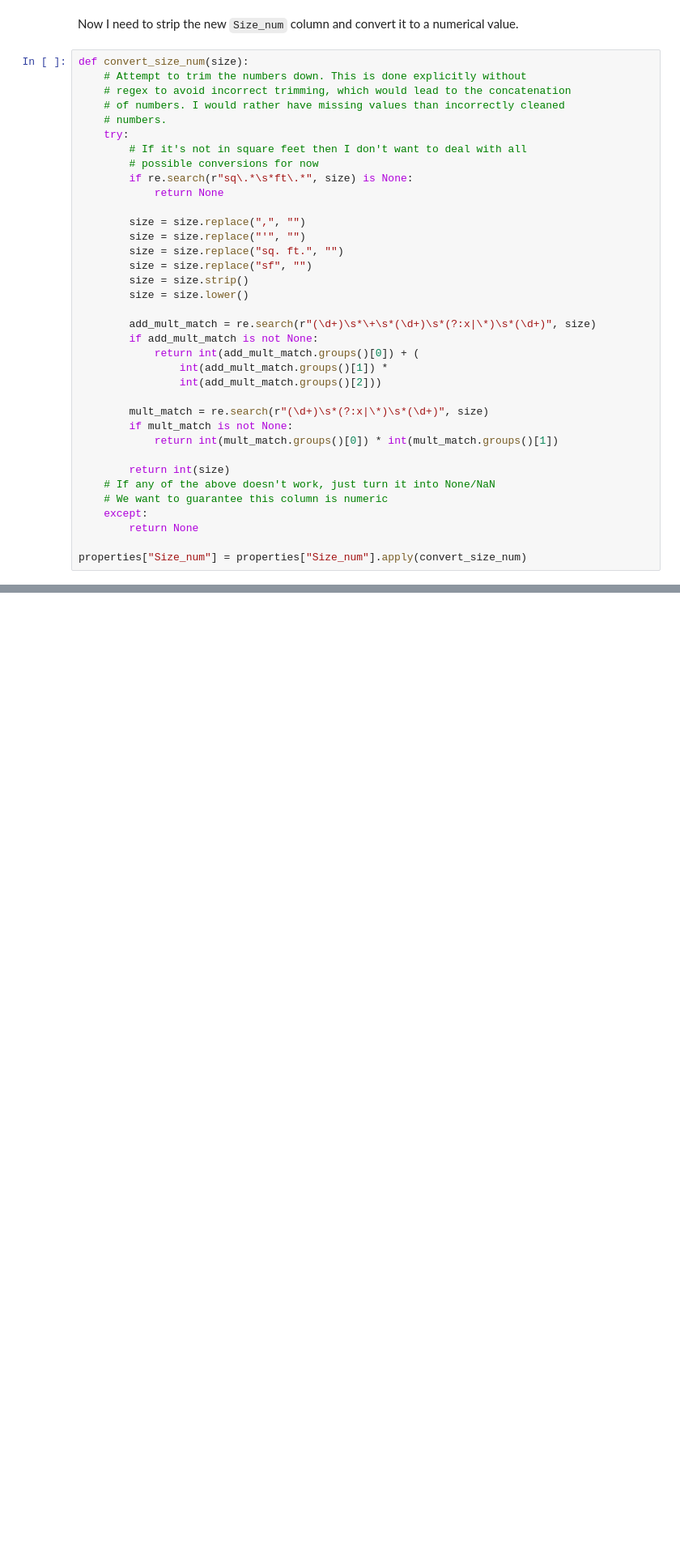
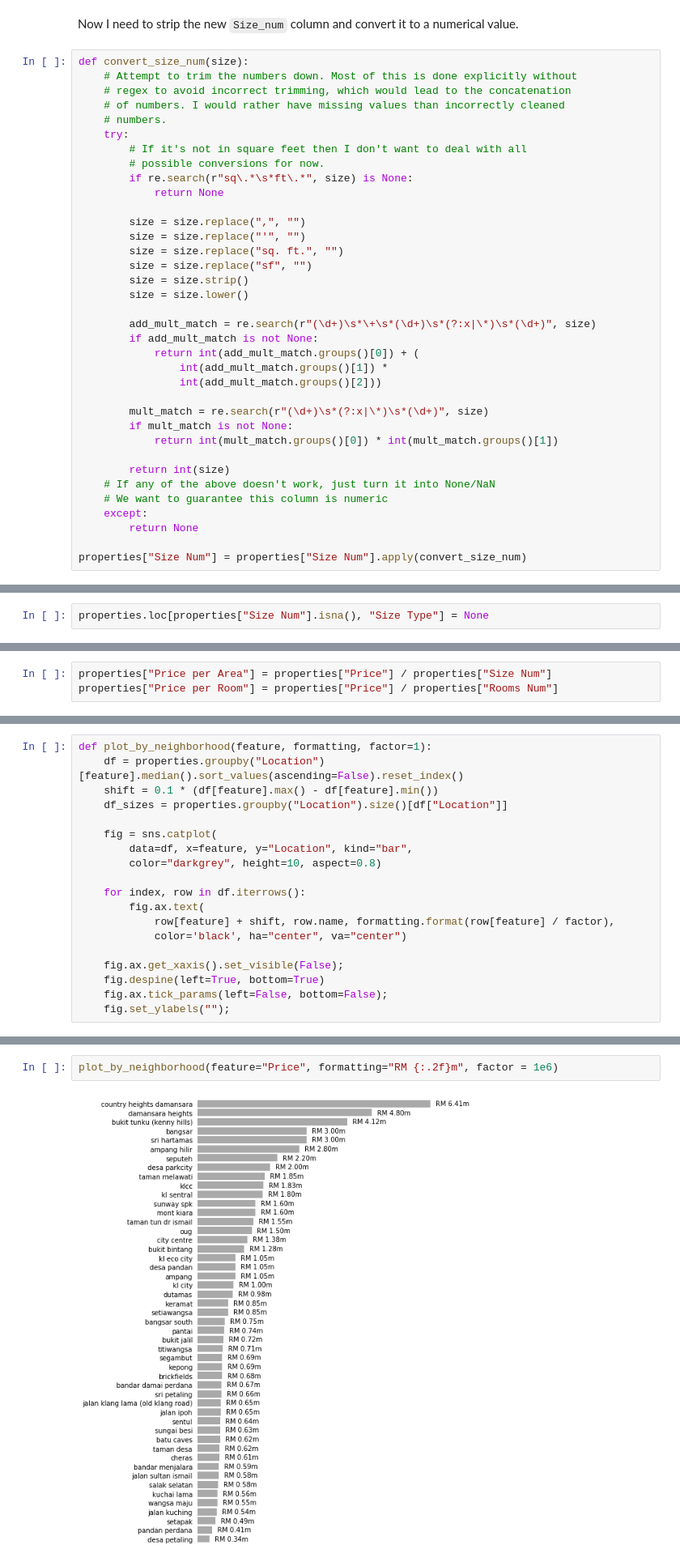
Before and after one commit to DragonDuck/webscraping_iproperty, a Jupyter notebook: PropertyAnalysis.ipynb, the cells around one changed output, grey strips where cells are left out. Shown at 81% size. Saved outputs shown, nothing was run; the diff lists cells and outputs as text; blank space fills up the shorter version.

```diff
--- a/PropertyAnalysis.ipynb
+++ b/PropertyAnalysis.ipynb
@@ -434,13 +456,13 @@ properties["Size_num"] = properties["Size"].apply(split_size, index=1)
 Now I need to strip the new `Size_num` column and convert it to a numerical value.
 # %%
 def convert_size_num(size):
-    # Attempt to trim the numbers down. This is done explicitly without
+    # Attempt to trim the numbers down. Most of this is done explicitly without
     # regex to avoid incorrect trimming, which would lead to the concatenation
     # of numbers. I would rather have missing values than incorrectly cleaned
     # numbers.
     try:
         # If it's not in square feet then I don't want to deal with all
-        # possible conversions for now
+        # possible conversions for now.
         if re.search(r"sq\.*\s*ft\.*", size) is None:
             return None
 
@@ -467,4 +489,4 @@ def convert_size_num(size):
     except:
         return None
 
-properties["Size_num"] = properties["Size_num"].apply(convert_size_num)
+properties["Size Num"] = properties["Size Num"].apply(convert_size_num)
@@ -492,0 +505,2 @@ Name: Size, Length: 1313, dtype: object
+# %%
+properties.loc[properties["Size Num"].isna(), "Size Type"] = None
@@ -492,0 +562,3 @@ Name: Size, Length: 1313, dtype: object
+# %%
+properties["Price per Area"] = properties["Price"] / properties["Size Num"]
+properties["Price per Room"] = properties["Price"] / properties["Rooms Num"]
@@ -492,0 +574,19 @@ Name: Size, Length: 1313, dtype: object
+# %%
+def plot_by_neighborhood(feature, formatting, factor=1):
+    df = properties.groupby("Location")[feature].median().sort_values(ascending=False).reset_index()
+    shift = 0.1 * (df[feature].max() - df[feature].min())
+    df_sizes = properties.groupby("Location").size()[df["Location"]]
+
+    fig = sns.catplot(
+        data=df, x=feature, y="Location", kind="bar",
+        color="darkgrey", height=10, aspect=0.8)
+
+    for index, row in df.iterrows():
+        fig.ax.text(
+            row[feature] + shift, row.name, formatting.format(row[feature] / factor),
+            color='black', ha="center", va="center")
+
+    fig.ax.get_xaxis().set_visible(False);
+    fig.despine(left=True, bottom=True)
+    fig.ax.tick_params(left=False, bottom=False);
+    fig.set_ylabels("");
@@ -492,0 +595,4 @@ Name: Size, Length: 1313, dtype: object
+# %%
+plot_by_neighborhood(feature="Price", formatting="RM {:.2f}m", factor = 1e6)
+# %% [output]
+[figure, added]
```
Also changed, not shown: parts of 42 cells of this notebook, 1 other file.
